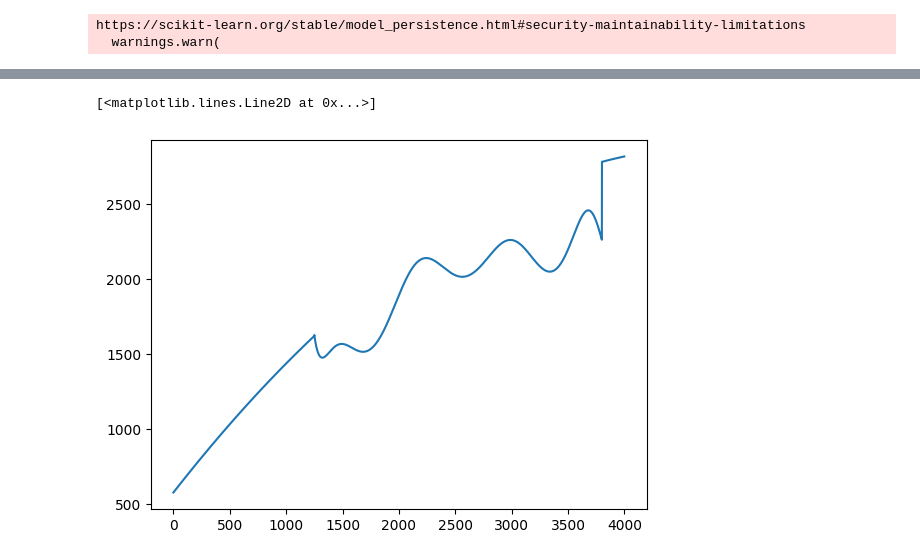
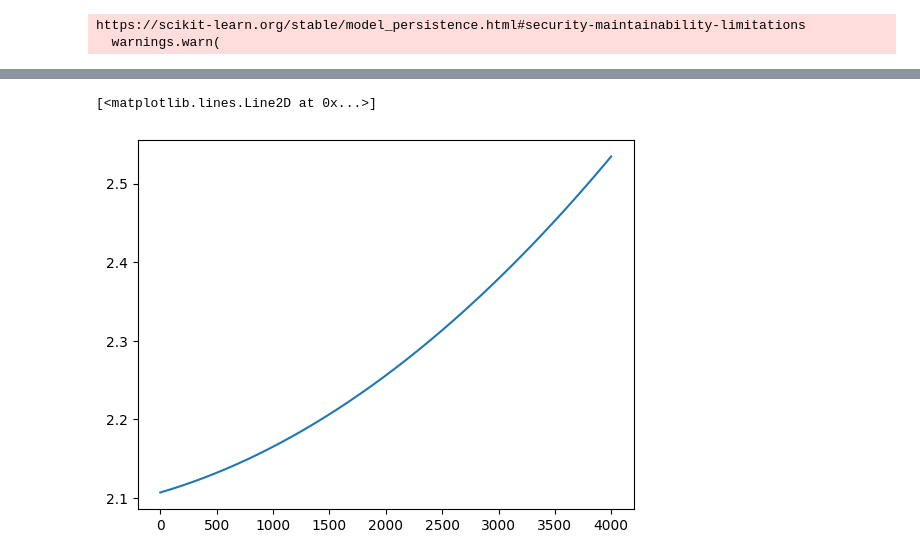
Before and after one commit to spaceswimmer/nnseismic, a Jupyter notebook: src/prepare-tagilsk-functions.ipynb, the cells around one changed output, grey strips where cells are left out. Cells and saved outputs as stored; diff of their text form; code cells hidden in the pictures.

```diff
--- a/src/prepare-tagilsk-functions.ipynb
+++ b/src/prepare-tagilsk-functions.ipynb
@@ -260,9 +183,14 @@ plt.fill_between(depths, mean[:,0] - std[:,0], mean[:,0] + std[:,0])
-# %%
-from synthoseis.rockphysics.rpm_tagilsk import RPMTagilsk
-test = RPMTagilsk('lala')
-depths = np.arange(0, 4000, 1)
-shales = test.calc_shale_properties(depths, depths, depths)
-plt.plot(shales.vs)
-# %% [output]
-[<matplotlib.lines.Line2D at 0x...>]
-[figure, removed]
+# %%
+sys.path.insert(0, os.path.abspath('../synthoseis/'))
+from rockphysics.rpm_tagilsk_trends import RPMTagilsk
+test = RPMTagilsk('lala')
+edepth = np.arange(0, 4000, 1)
+brine = test.calc_brine_sand_properties(edepth, edepth, edepth)
+oil = test.calc_oil_sand_properties(edepth, edepth, edepth)
+gas = test.calc_gas_sand_properties(edepth, edepth, edepth)
+shale = test.calc_shale_properties(edepth, edepth, edepth)
+# %%
+plt.plot(edepth, brine.rho)
+# %% [output]
+[<matplotlib.lines.Line2D at 0x...>]
+[figure, added]
```
Also changed, not shown: parts of 6 cells of this notebook, 5 other files.
